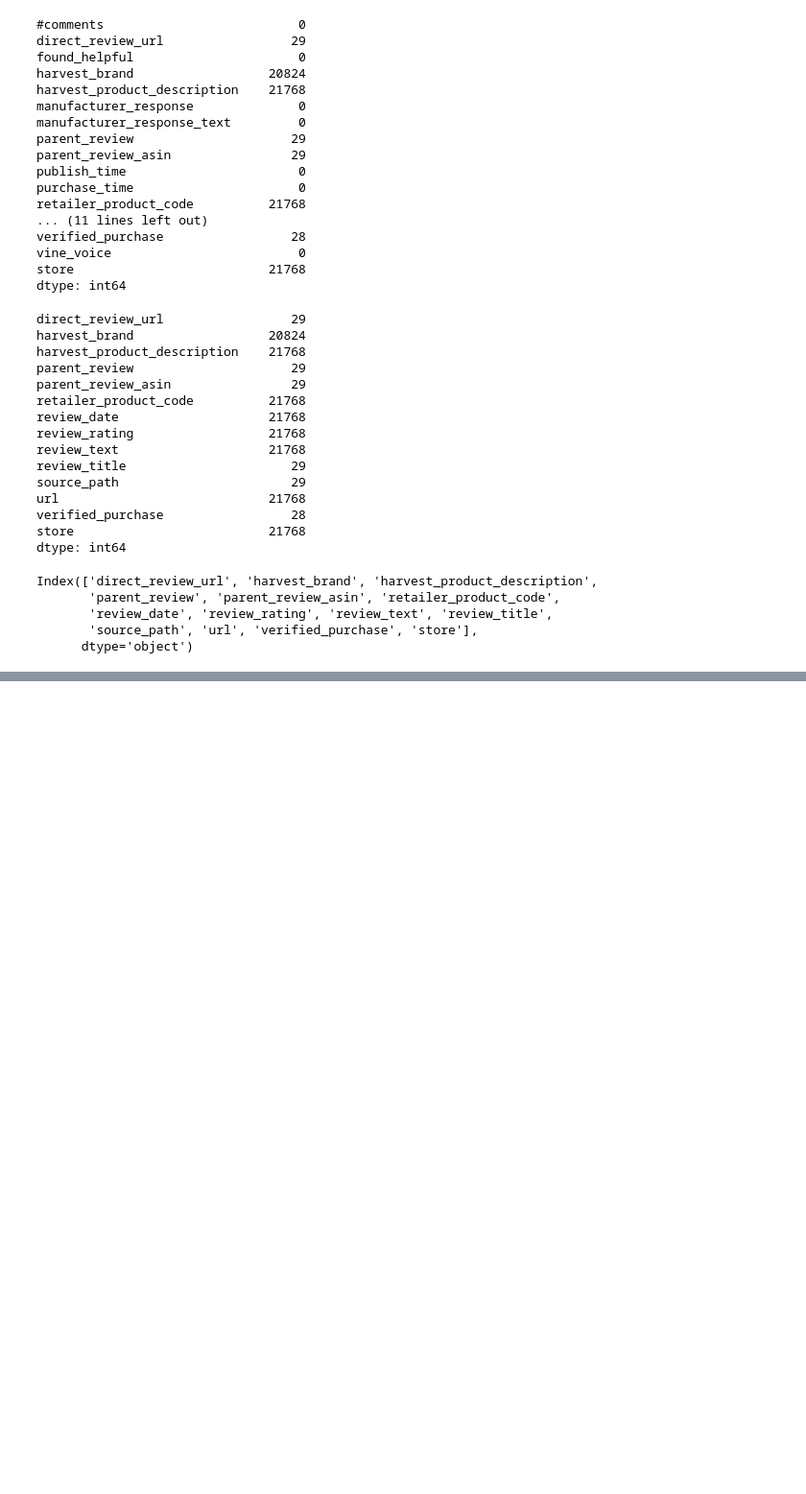
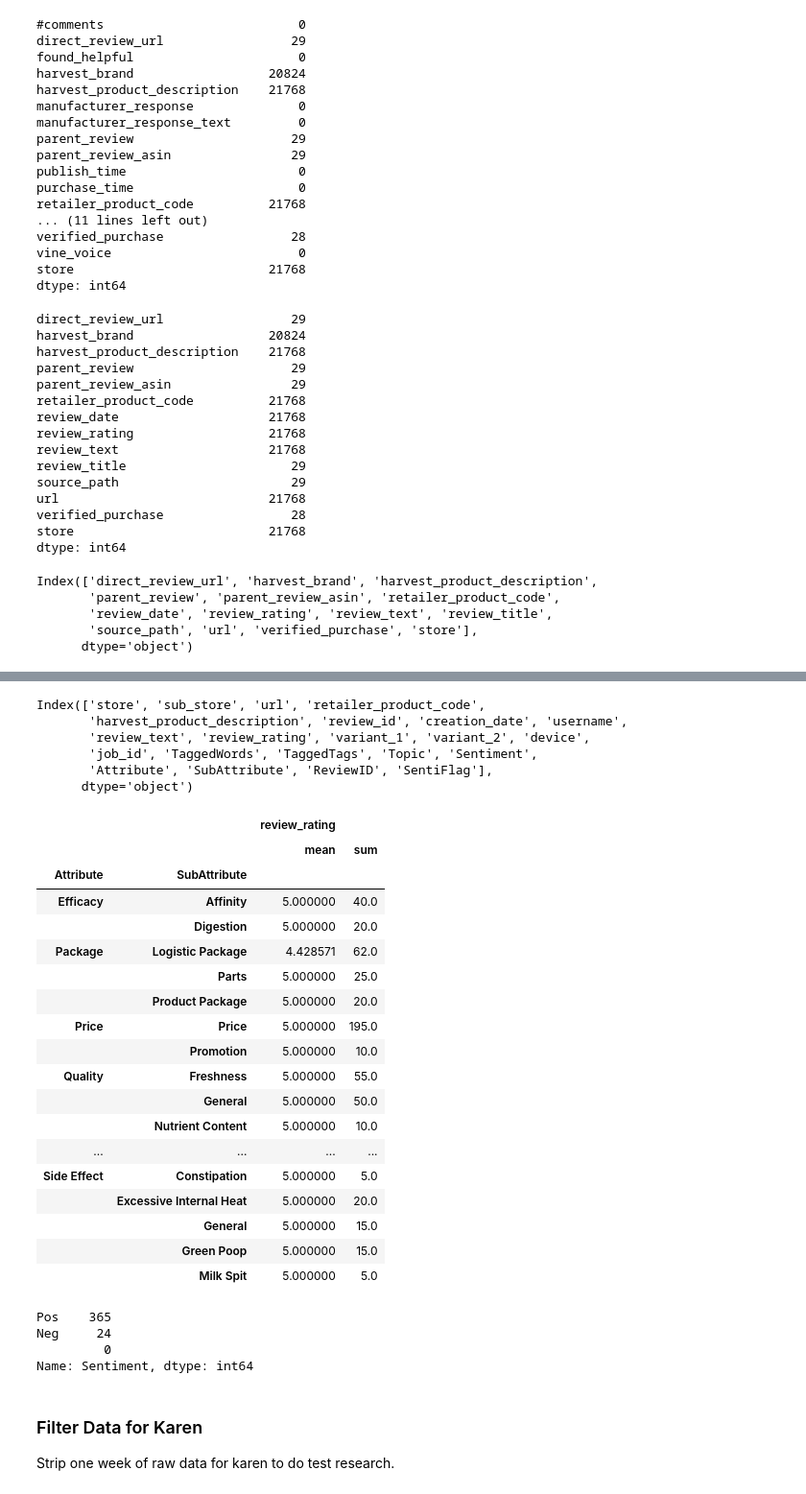
Before and after one commit to sophiazxj/textblob, a Jupyter notebook: work_manipulate_rr_nestle.ipynb, the cells around one changed output, grey strips where cells are left out. Shown at 96% size. Drawn from its saved outputs; the diff is of its cells as text; code cells hidden in the pictures; blank space fills up the shorter version.

```diff
--- a/work_manipulate_rr_nestle.ipynb
+++ b/work_manipulate_rr_nestle.ipynb
@@ -504,0 +479,4 @@ local.shape
+# %%
+df['Attribute'] = df['Attribute'].replace('整体','General')
+# %%
+df['Attribute'] = df['Attribute'].replace('Qaulity','Quality')
@@ -504,0 +493,44 @@ local.shape
+# %%
+df['Topic'] = df['Topic'].astype('category')
+# %%
+df['Sentiment'] = df['Sentiment'].astype('category')
+df['Sentiment'].cat.set_categories(['Pos','Neg',''], inplace = True)
+# %%
+df.columns
+# %% [output]
+Index(['store', 'sub_store', 'url', 'retailer_product_code',
+       'harvest_product_description', 'review_id', 'creation_date', 'username',
+       'review_text', 'review_rating', 'variant_1', 'variant_2', 'device',
+       'job_id', 'TaggedWords', 'TaggedTags', 'Topic', 'Sentiment',
+       'Attribute', 'SubAttribute', 'ReviewID', 'SentiFlag'],
+      dtype='object')
+# %%
+df.pivot_table(index=['Attribute','SubAttribute'],
+               values=['review_rating'], aggfunc = {'review_rating':[np.sum,np.mean]})
+# %% [output]
+|  |  | review_rating |  |
+|  |  | mean | sum |
+| Attribute | SubAttribute |  |  |
+| Efficacy | Affinity | 5.000000 | 40.0 |
+|  | Digestion | 5.000000 | 20.0 |
+| Package | Logistic Package | 4.428571 | 62.0 |
+|  | Parts | 5.000000 | 25.0 |
+|  | Product Package | 5.000000 | 20.0 |
+| Price | Price | 5.000000 | 195.0 |
+|  | Promotion | 5.000000 | 10.0 |
+| Quality | Freshness | 5.000000 | 55.0 |
+|  | General | 5.000000 | 50.0 |
+|  | Nutrient Content | 5.000000 | 10.0 |
+| ... | ... | ... | ... |
+| Side Effect | Constipation | 5.000000 | 5.0 |
+|  | Excessive Internal Heat | 5.000000 | 20.0 |
+|  | General | 5.000000 | 15.0 |
+|  | Green Poop | 5.000000 | 15.0 |
+|  | Milk Spit | 5.000000 | 5.0 |
+# %%
+df['Sentiment'].value_counts()
+# %% [output]
+Pos    365
+Neg     24
+         0
+Name: Sentiment, dtype: int64
@@ -504,0 +539,4 @@ local.shape
+# %% [markdown]
+### Filter Data for Karen
+
+Strip one week of raw data for karen to do test research.
```
Also changed, not shown: parts of 60 cells of this notebook, 11 other files.
